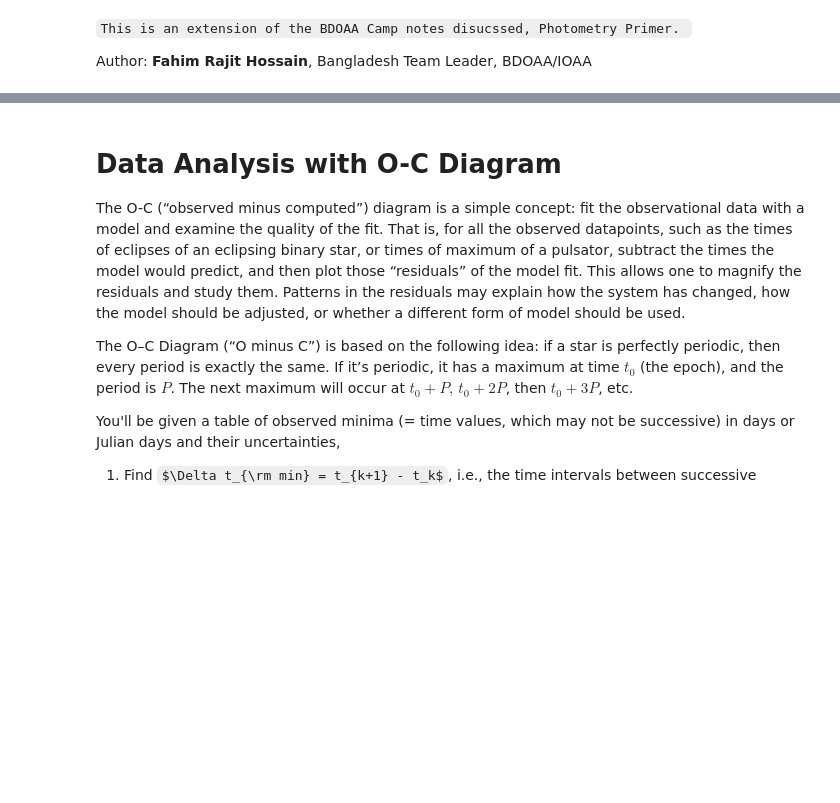
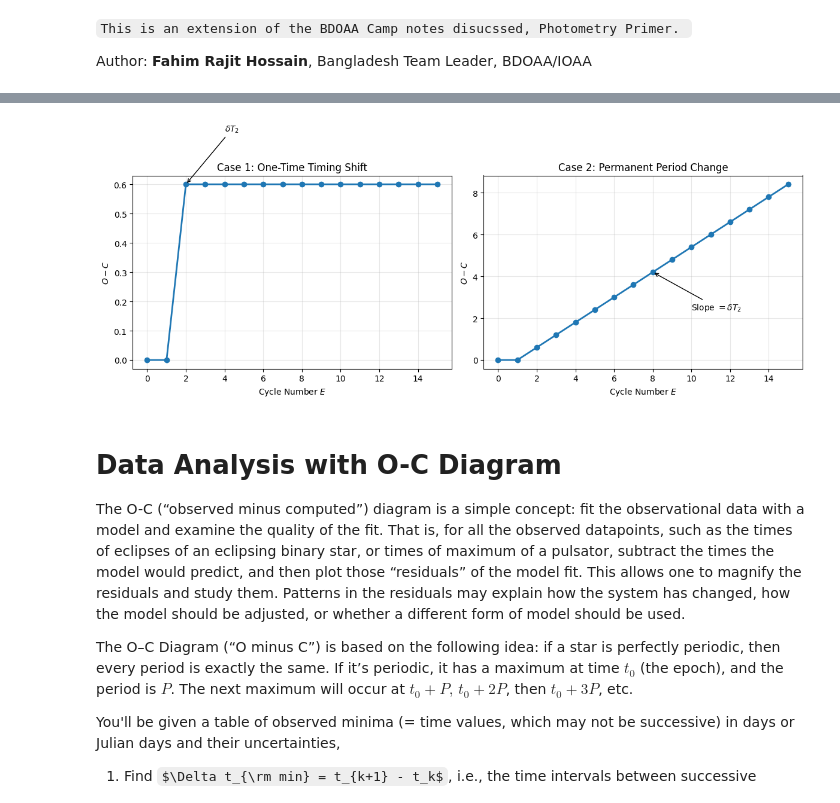
Before and after one commit to BDOAA/Camp-Notebooks, a Jupyter notebook: O_C_analysis_BDOAA.ipynb, the cells around one changed output, grey strips where cells are left out. Cells and saved outputs as stored; diff of their text form; code cells hidden in the pictures; some formulas as TeX source; blank space fills up the shorter version.

```diff
--- a/O_C_analysis_BDOAA.ipynb
+++ b/O_C_analysis_BDOAA.ipynb
@@ -5,3 +145,66 @@ Author: **Fahim Rajit Hossain**, Bangladesh Team Leader, BDOAA/IOAA
+# %%
+import numpy as np
+import matplotlib.pyplot as plt
+
+# -----------------------------
+# Parameters
+# -----------------------------
+E = np.arange(0, 16)      # cycle number
+dT = 0.6                  # delay introduced at cycle E=2
+
+# -----------------------------
+# Case 1:
+# One-time timing shift
+# -----------------------------
+oc_step = np.zeros_like(E, dtype=float)
+oc_step[E >= 2] = dT
+
+# -----------------------------
+# Case 2:
+# Genuine period change
+# Period increases by dT after cycle E=1
+# -----------------------------
+oc_period = np.zeros_like(E, dtype=float)
+mask = E >= 2
+oc_period[mask] = (E[mask] - 1) * dT
+
+# -----------------------------
+# Plot
+# -----------------------------
+fig, axes = plt.subplots(1, 2, figsize=(12, 5))
+
+# Case 1
+axes[0].plot(E, oc_step, 'o-', lw=2)
+axes[0].set_title('Case 1: One-Time Timing Shift')
+axes[0].set_xlabel('Cycle Number $E$')
+axes[0].set_ylabel('$O-C$')
+axes[0].grid(True, alpha=0.3)
+
+axes[0].annotate(
+    r'$\delta T_2$',
+    xy=(2, dT),
+    xytext=(4, 1.3*dT),
+    arrowprops=dict(arrowstyle='->')
+)
+
+# Case 2
+axes[1].plot(E, oc_period, 'o-', lw=2)
+axes[1].set_title('Case 2: Permanent Period Change')
+axes[1].set_xlabel('Cycle Number $E$')
+axes[1].set_ylabel('$O-C$')
+axes[1].grid(True, alpha=0.3)
+
+axes[1].annotate(
+    r'Slope $=\delta T_2$',
+    xy=(8, 7*dT),
+    xytext=(10, 4*dT),
+    arrowprops=dict(arrowstyle='->')
+)
+
+plt.tight_layout()
+plt.show()
+# %% [output]
+[figure, added]
 # %% [markdown]
 # **Data Analysis with O-C Diagram**
 
```
Also changed, not shown: parts of 8 cells of this notebook.
